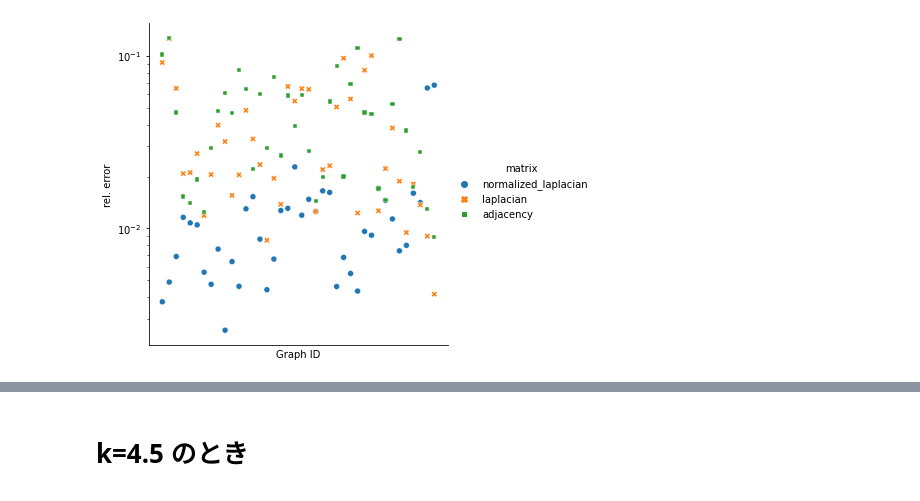
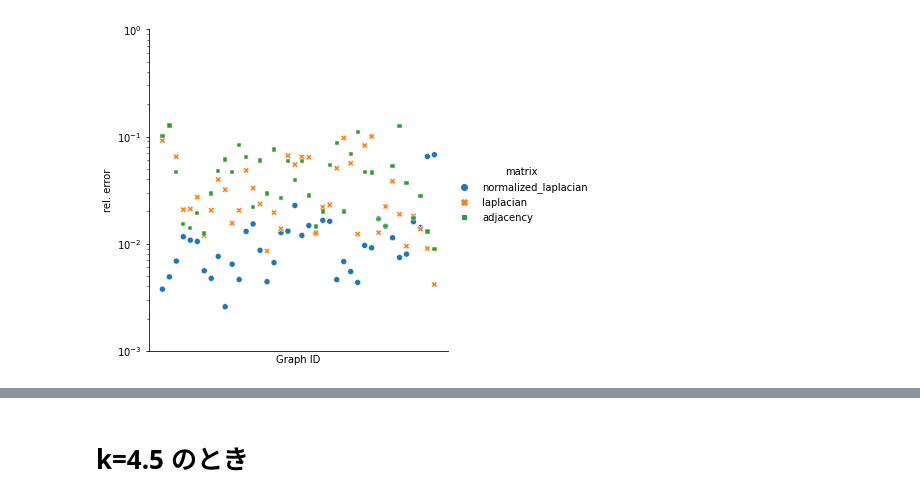
Before and after one commit to unonao/SPENet, a Jupyter notebook: plot_each_graph.ipynb, the cells around one changed output, grey strips where cells are left out. Drawn from its saved outputs; the diff is of its cells as text; code cells hidden in the pictures.

```diff
--- a/plot_each_graph.ipynb
+++ b/plot_each_graph.ipynb
@@ -18,5 +19,5 @@ k = 4
 # %%
-def add_relative_error(df, G, now_id):
+def add_relative_error(df, G, now_id, name):
     gtypes = ["normalized_laplacian", "laplacian", "adjacency"]
     for gtype in gtypes:
         if gtype == "normalized_laplacian":
@@ -33,41 +34,37 @@ def add_relative_error(df, G, now_id):
             slq = slq_spenet(M, k, step=step, nv=nv, seed=seed)
             errors.append(relative_error(slq, exact))
         errors = np.array(errors)
-        df = df.append({"id":now_id, "relative_error":errors.mean(), "k":k, "matrix":gtype},ignore_index=True)
+        df = df.append({"id":now_id,"name":name, "k":k, "matrix":gtype,"exact":exact, "relative_error":errors.mean()},ignore_index=True)
     return df
 
-df = pd.DataFrame(columns=["id", "relative_error", "k", "matrix"])
+df = pd.DataFrame(columns=["id", "name", "k",  "matrix", "exact", "relative_error"])
+graph_df = pd.DataFrame(columns=["id", "name","n","m","is_weighted"])
 
 now_id = 0
 # unweighted_graphs
 is_weighted = False
 for path in unweighted_graphs:
     G = load_graph(path, is_weighted)
+
+    name = os.path.splitext(os.path.basename(path))[0]
     n = G.number_of_nodes()
     m = G.number_of_edges()
-    print(f"now_id:{now_id}, path:{path}, n:{n}, m:{m}")
-    df = add_relative_error(df, G, now_id)
+    print(f"now_id:{now_id}, name:{name},  path:{path}, n:{n}, m:{m}")
+    graph_df = graph_df.append({"id":now_id, "name":name, "n":n, "m":m, "is_weighted":is_weighted},ignore_index=True)
+    df = add_relative_error(df, G, now_id, name)
     now_id += 1
 
-"""
-# rodger_graphs
-is_weighted = False
-for path in rodger_graphs:
-    G = load_graph(path, is_weighted)
-    n = G.number_of_nodes()
-    m = G.number_of_edges()
-    print(f"now_id:{now_id}, path:{path}, n:{n}, m:{m}")
-    df = add_relative_error(df, G, now_id)
-    now_id += 1
-"""
 
 # weighted_graphs
 is_weighted = True
 for path in weighted_graphs:
     G = load_graph(path, is_weighted)
+
+    name = os.path.splitext(os.path.basename(path))[0]
     n = G.number_of_nodes()
     m = G.number_of_edges()
-    print(f"now_id:{now_id}, path:{path}, n:{n}, m:{m}")
-    df = add_relative_error(df, G, now_id)
+    print(f"now_id:{now_id}, name:{name},  path:{path}, n:{n}, m:{m}")
+    graph_df = graph_df.append({"id":now_id, "name":name, "n":n, "m":m, "is_weighted":is_weighted},ignore_index=True)
+    df = add_relative_error(df, G, now_id, name)
     now_id += 1
 # %% [output]
@@ -100,13 +110,12 @@ df.head()
 # %%
-k = 4
 tmp_df = df[df["k"]==k]
 ax = sns.relplot(
     data=tmp_df,
     x="id", y="relative_error",
     hue="matrix", style="matrix"
 )
-ax.set(xlabel="Graph ID",ylabel="rel. error", yscale="log", xticks=[]) #
+ax.set(xlabel="Graph ID",ylabel="rel. error", yscale="log", ylim=[1e-3, 1], xticks=[]) #
 plt.savefig(f'plot/plot_each_graph_k{k}.png')
 plt.show()
 # %% [output]
-[figure, old version]
+[figure, new version]
```
Also changed, not shown: parts of 9 cells of this notebook, 6 other files.
